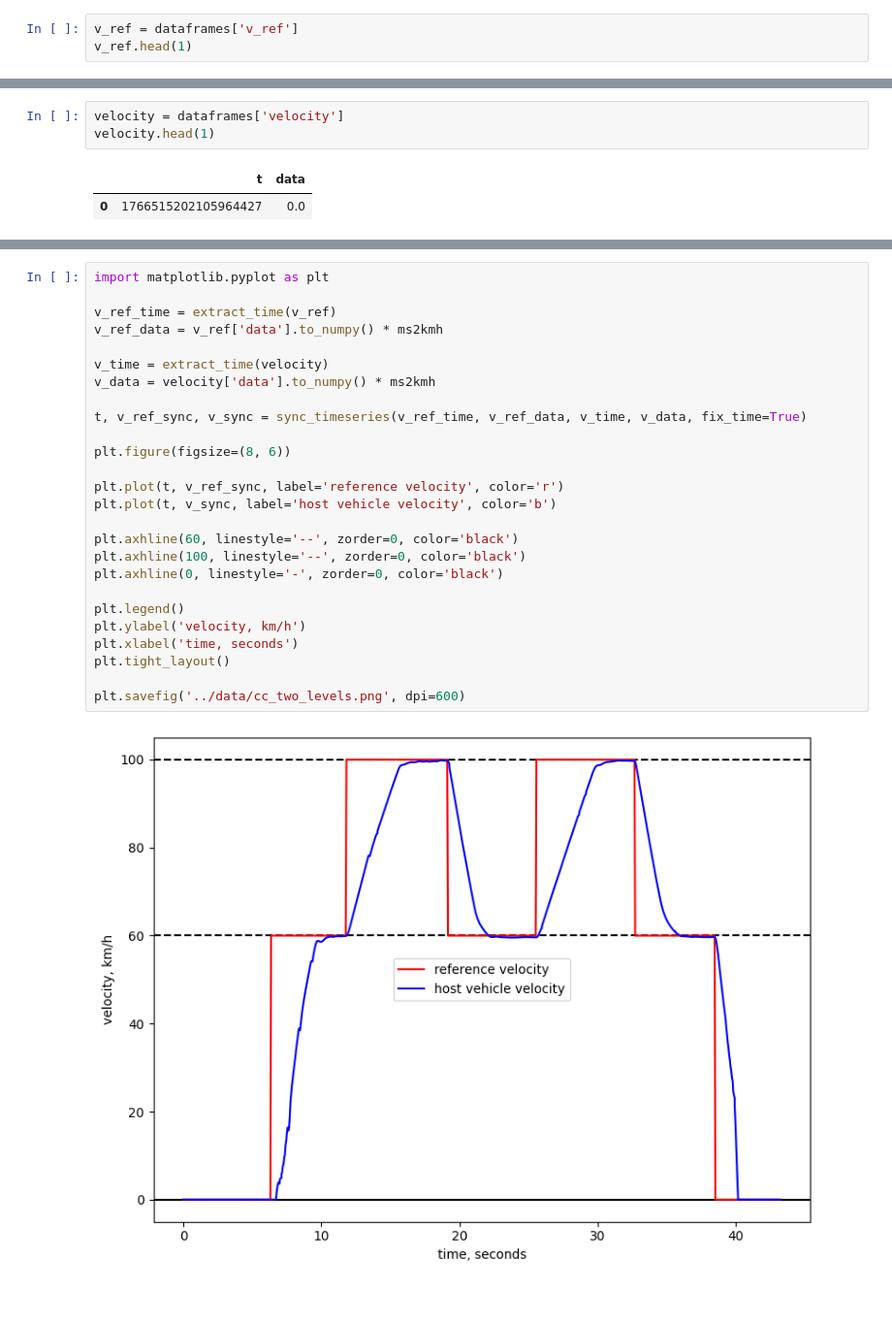
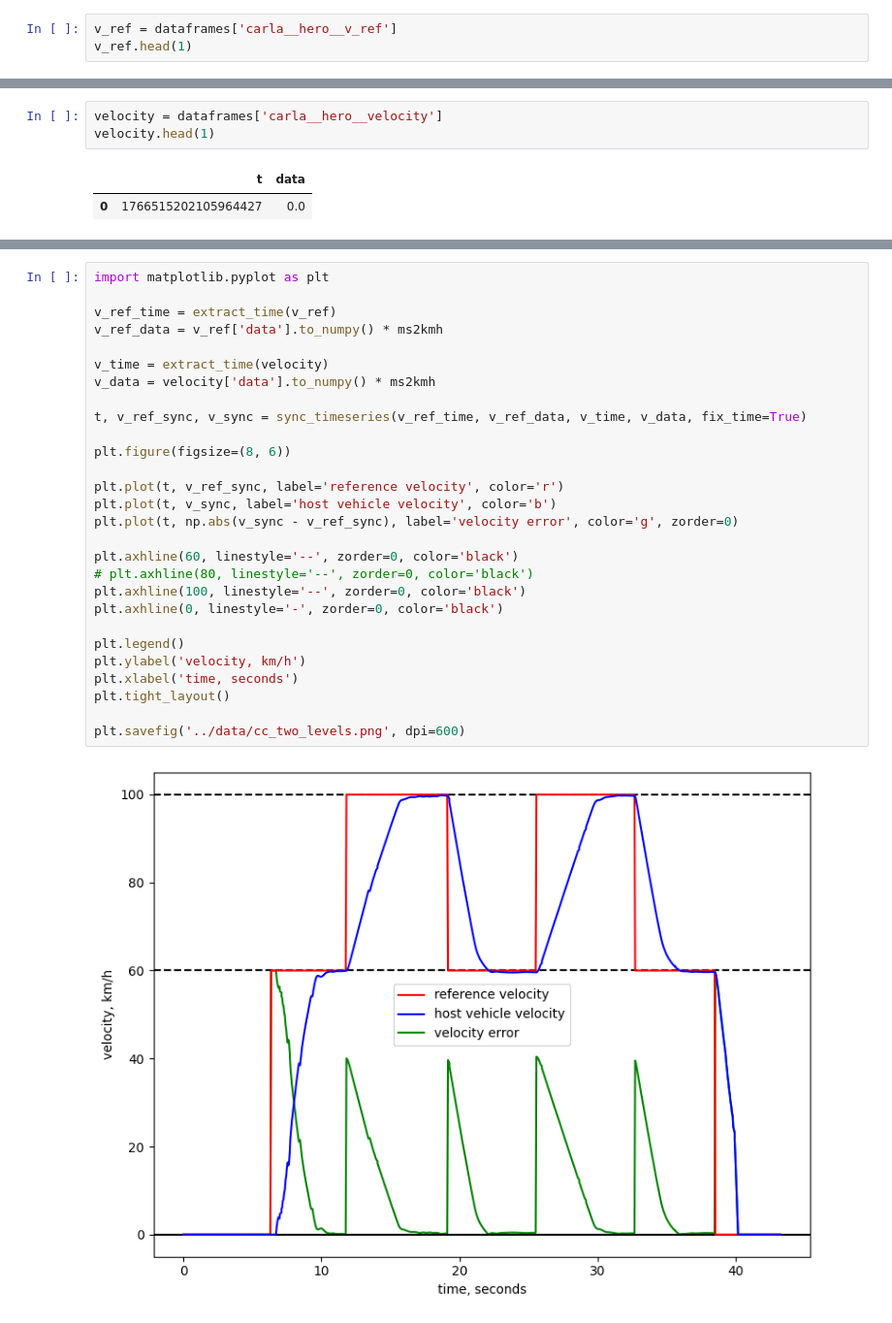
Before and after one commit to artem-kondratew/av_trajectory_planning, a Jupyter notebook: scripts/read_parquet_cc.ipynb, the cells around one changed output, grey strips where cells are left out. Shown at 97% size. Saved outputs shown, nothing was run; the diff lists cells and outputs as text.

```diff
--- a/scripts/read_parquet_cc.ipynb
+++ b/scripts/read_parquet_cc.ipynb
@@ -47,7 +47,7 @@ control.head(1)
 |  | t | throttle | steer | brake | hand_brake | reverse | gear | manual_gear |
 | 0 | 1766515200015699744 | 0.0 | -0.0 | 1.0 | False | False | 0.0 | False |
 # %%
-v_ref = dataframes['v_ref']
+v_ref = dataframes['carla__hero__v_ref']
 v_ref.head(1)
 # %% [output]
 |  | t | data |
@@ -59,7 +59,7 @@ y_vector.head(1)
 |  | t | x | y | z |
 | 0 | 1766515208458008988 | -16.666667 | 0.0 | 0.0 |
 # %%
-velocity = dataframes['velocity']
+velocity = dataframes['carla__hero__velocity']
 velocity.head(1)
 # %% [output]
 |  | t | data |
@@ -73,28 +73,30 @@ imu.head(1)
 # %%
 import matplotlib.pyplot as plt
 
 v_ref_time = extract_time(v_ref)
 v_ref_data = v_ref['data'].to_numpy() * ms2kmh
 
 v_time = extract_time(velocity)
 v_data = velocity['data'].to_numpy() * ms2kmh
 
 t, v_ref_sync, v_sync = sync_timeseries(v_ref_time, v_ref_data, v_time, v_data, fix_time=True)
 
 plt.figure(figsize=(8, 6))
 
 plt.plot(t, v_ref_sync, label='reference velocity', color='r')
 plt.plot(t, v_sync, label='host vehicle velocity', color='b')
+plt.plot(t, np.abs(v_sync - v_ref_sync), label='velocity error', color='g', zorder=0)
 
 plt.axhline(60, linestyle='--', zorder=0, color='black')
+# plt.axhline(80, linestyle='--', zorder=0, color='black')
 plt.axhline(100, linestyle='--', zorder=0, color='black')
 plt.axhline(0, linestyle='-', zorder=0, color='black')
 
 plt.legend()
 plt.ylabel('velocity, km/h')
 plt.xlabel('time, seconds')
 plt.tight_layout()
 
 plt.savefig('../data/cc_two_levels.png', dpi=600)
 # %% [output]
-[figure, old version]
+[figure, new version]
```
Also changed, not shown: parts of 5 cells of this notebook, 14 other files.
